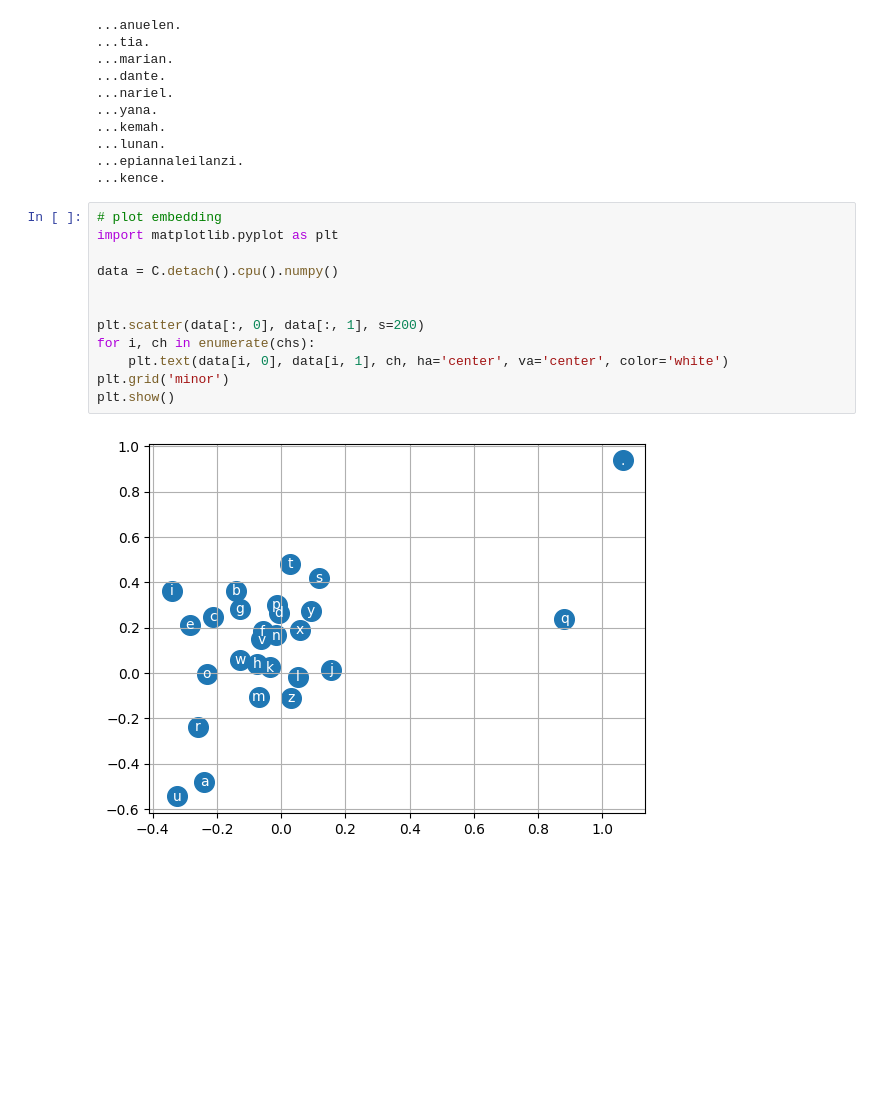
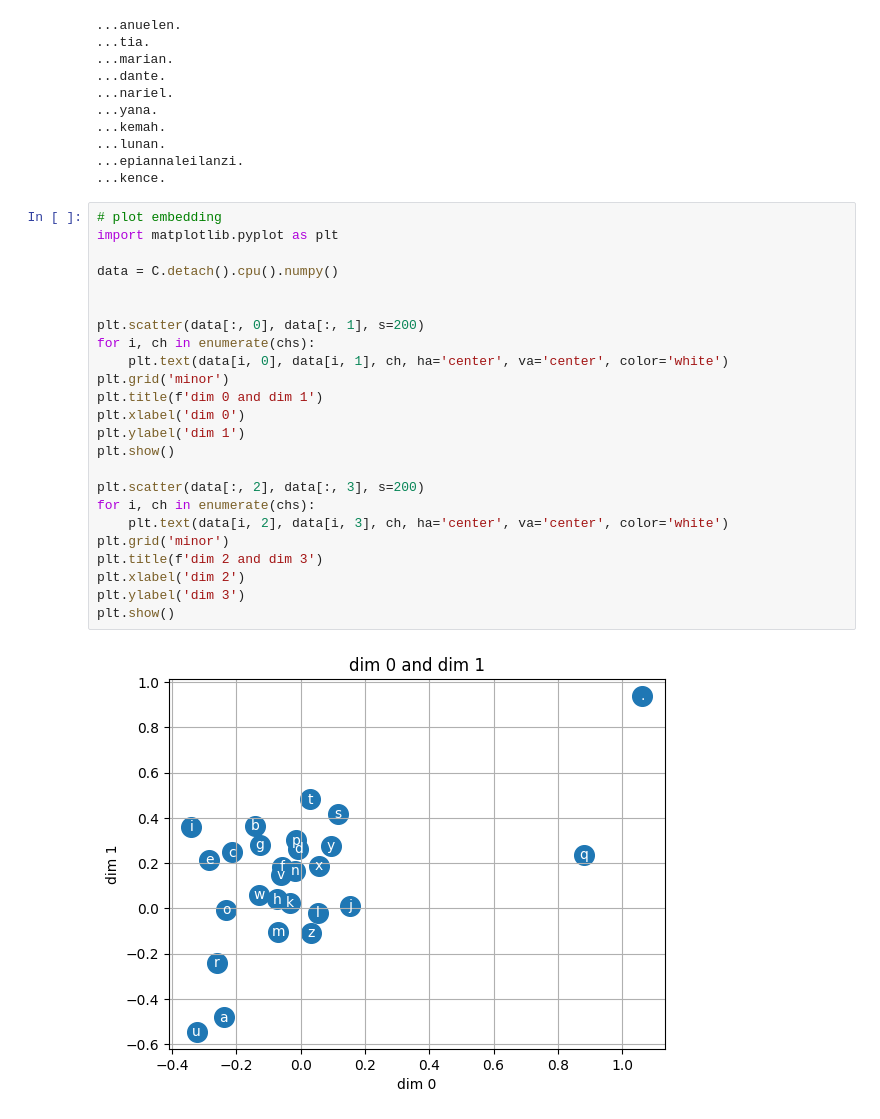
Before and after one commit to xiaobo-yang/my_makemore, a Jupyter notebook: mlp.ipynb, the cells around one changed output. Saved outputs shown, nothing was run; the diff lists cells and outputs as text; blank space fills up the shorter version.

Commit message:
add more plots

```diff
--- a/mlp.ipynb
+++ b/mlp.ipynb
@@ -737,14 +737,26 @@ for _ in range(10):
 # %%
 # plot embedding
 import matplotlib.pyplot as plt
 
 data = C.detach().cpu().numpy()
 
 
 plt.scatter(data[:, 0], data[:, 1], s=200)
 for i, ch in enumerate(chs):
     plt.text(data[i, 0], data[i, 1], ch, ha='center', va='center', color='white')
 plt.grid('minor')
+plt.title(f'dim 0 and dim 1')
+plt.xlabel('dim 0')
+plt.ylabel('dim 1')
 plt.show()
+
+plt.scatter(data[:, 2], data[:, 3], s=200)
+for i, ch in enumerate(chs):
+    plt.text(data[i, 2], data[i, 3], ch, ha='center', va='center', color='white')
+plt.grid('minor')
+plt.title(f'dim 2 and dim 3')
+plt.xlabel('dim 2')
+plt.ylabel('dim 3')
+plt.show()
 # %% [output]
-[figure, old version]
+[figure, new version]
```
Also changed, not shown: parts of 2 cells of this notebook.
